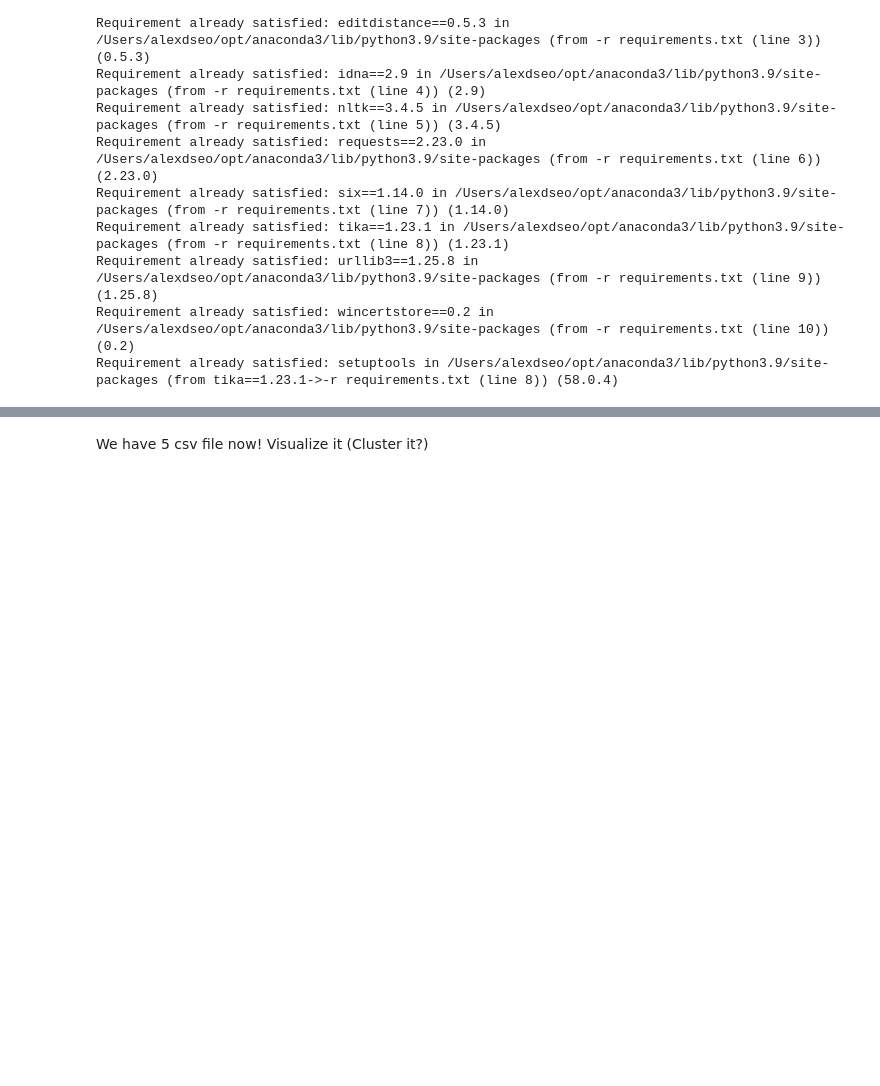
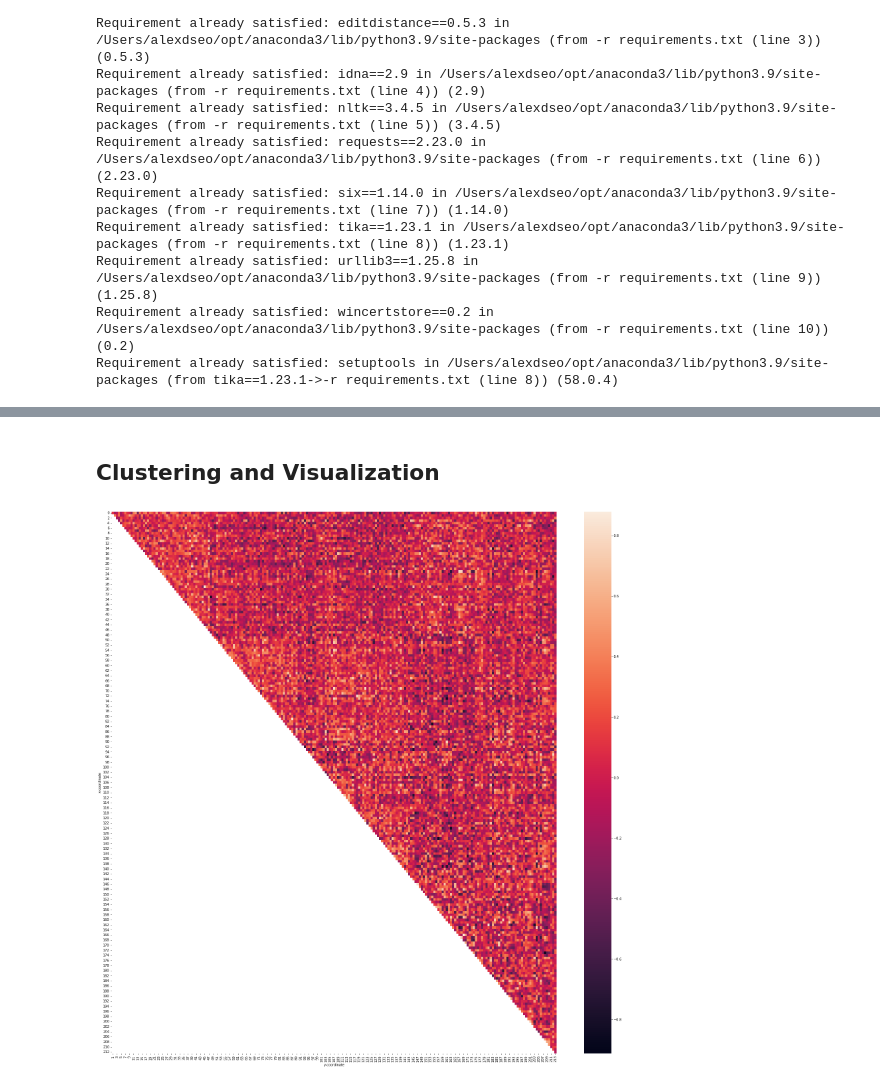
Before and after one commit to alexdseo/Semantic-Forensics-in-Scientific-Literature, a Jupyter notebook: DataSimilarity_Tika.ipynb, the cells around one changed output, grey strips where cells are left out. Drawn from its saved outputs; the diff is of its cells as text; code cells hidden in the pictures; blank space fills up the shorter version.

Commit message:
bik-tika-similarity

```diff
--- a/DataSimilarity_Tika.ipynb
+++ b/DataSimilarity_Tika.ipynb
@@ -30,2 +151,2 @@ Requirement already satisfied: setuptools in /Users/alexdseo/opt/anaconda3/lib/p
 # %% [markdown]
-We have 5 csv file now! Visualize it (Cluster it?)
+## Clustering and Visualization
@@ -34,2 +153,21 @@ We have 5 csv file now! Visualize it (Cluster it?)
 # %%
 #Visualization
+#Heatmap for the combination datasets
+cs=pd.read_csv('cosine_similarity_bik.csv')
+cs=cs.pivot("x-coordinate",'y-coordinate','Similarity_score')
+
+jw=pd.read_csv('jaro_winkler_bik.csv')
+jw=jw.pivot("x-coordinate",'y-coordinate','Similarity_score')
+
+go=pd.read_csv('gaussian_overlap_bik.csv')
+go=go.pivot("x-coordinate",'y-coordinate','Similarity_score')
+
+ls=pd.read_csv('levenshtein_bik.csv')
+ls=ls.pivot("x-coordinate",'y-coordinate','Similarity_score')
+# %%
+#Cosine Similarity
+plt.figure(figsize=(30,30))
+sns.heatmap(cs)
+plt.show()
+# %% [output]
+[figure, added]
```
Also changed, not shown: parts of 15 cells of this notebook, 9 other files.
